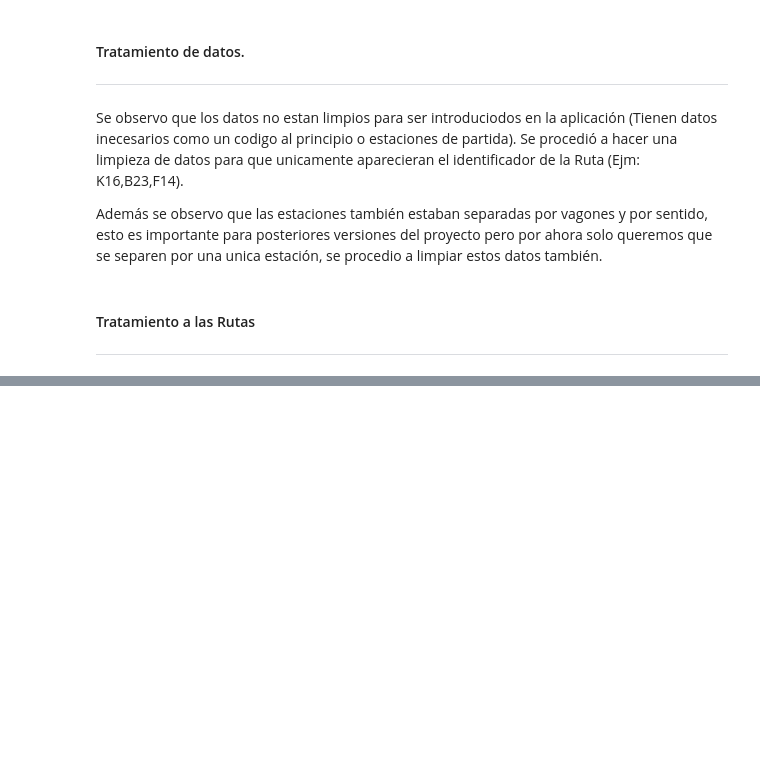
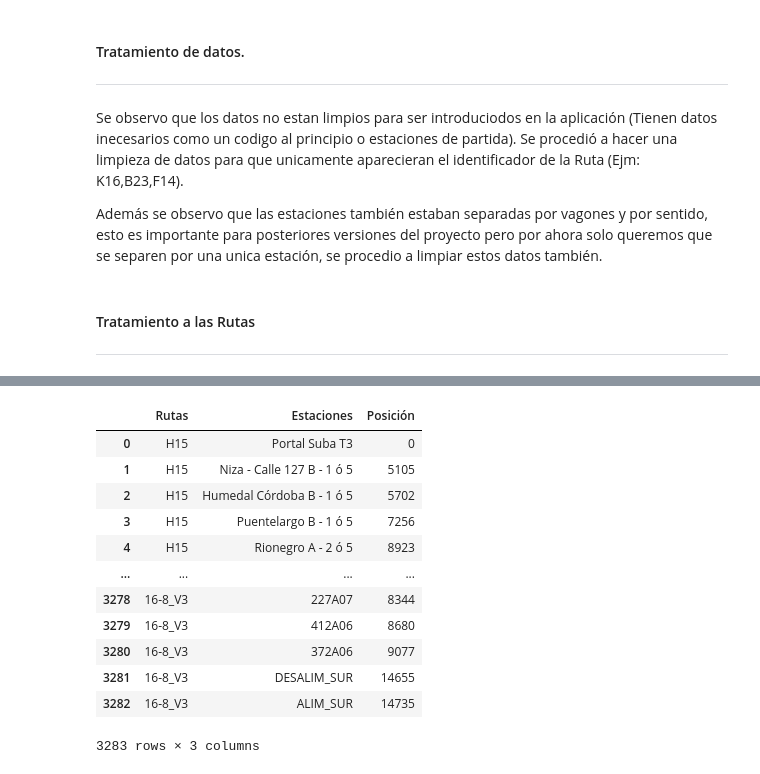
Before and after one commit to Rguarnizo/Ensena-Me, a Jupyter notebook: TransmilenioMVA.ipynb, the cells around one changed output, grey strips where cells are left out. Cells and saved outputs as stored; diff of their text form; code cells hidden in the pictures; blank space fills up the shorter version.

```diff
--- a/TransmilenioMVA.ipynb
+++ b/TransmilenioMVA.ipynb
@@ -235,0 +247,36 @@ RutasListParadasTM
+# %%
+#Se hace el tratamiento de las rutas esta vez al dataSet Completo.
+
+#Se hace un list Comprehension a la lista de Rutas, se eliminan los numeros y corchetes que aparecen al principio
+
+DataSetTM['Rutas'] = pd.Series([route.lstrip("[0123456789]") for route in DataSetTM['Rutas']])
+#lstrip Elimina los caracteres que se encuentran a la izquierda y que coinciden con el input.
+#------------------------------------------------------------------------------------------------------------------#
+#Otra forma de hacerlo.
+DataSetTM['Rutas'] = DataSetTM['Rutas'].str.lstrip("[0123456789]")
+# %%
+#Se hace algo parecido para eliminar el punto de partida de la ruta que se encuentra al final del String. Se eliminan también espacios.
+alphabet = "ABCDEFGHIJKLMNOPQRSTUVWXYZ._-éÁ "
+DataSetTM['Rutas'] = pd.Series([route.rstrip(alphabet+alphabet.lower()) for route in DataSetTM['Rutas']])
+#lstrip Elimina los caracteres que se encuentran a la derecha y que coinciden con el input.
+#------------------------------------------------------------------------------------------------------------------#
+#Otra forma de hacerlo.
+DataSetTM['Rutas'] = DataSetTM['Rutas'].str.rstrip(alphabet+alphabet.lower())
+#------------------------------------------------------------------------------------------------------------------#
+#Quitar espacio del principio.
+DataSetTM['Rutas'] = pd.Series([route.lstrip(" ") for route in DataSetTM['Rutas']])
+DataSetTM
+# %% [output]
+|  | Rutas | Estaciones | Posición |
+| 0 | H15 | Portal Suba T3 | 0 |
+| 1 | H15 | Niza - Calle 127 B - 1 ó 5 | 5105 |
+| 2 | H15 | Humedal Córdoba B - 1 ó 5 | 5702 |
+| 3 | H15 | Puentelargo B - 1 ó 5 | 7256 |
+| 4 | H15 | Rionegro A - 2 ó 5 | 8923 |
+| ... | ... | ... | ... |
+| 3278 | 16-8_V3 | 227A07 | 8344 |
+| 3279 | 16-8_V3 | 412A06 | 8680 |
+| 3280 | 16-8_V3 | 372A06 | 9077 |
+| 3281 | 16-8_V3 | DESALIM_SUR | 14655 |
+| 3282 | 16-8_V3 | ALIM_SUR | 14735 |
+3283 rows × 3 columns
```
Also changed, not shown: parts of 16 cells of this notebook.
